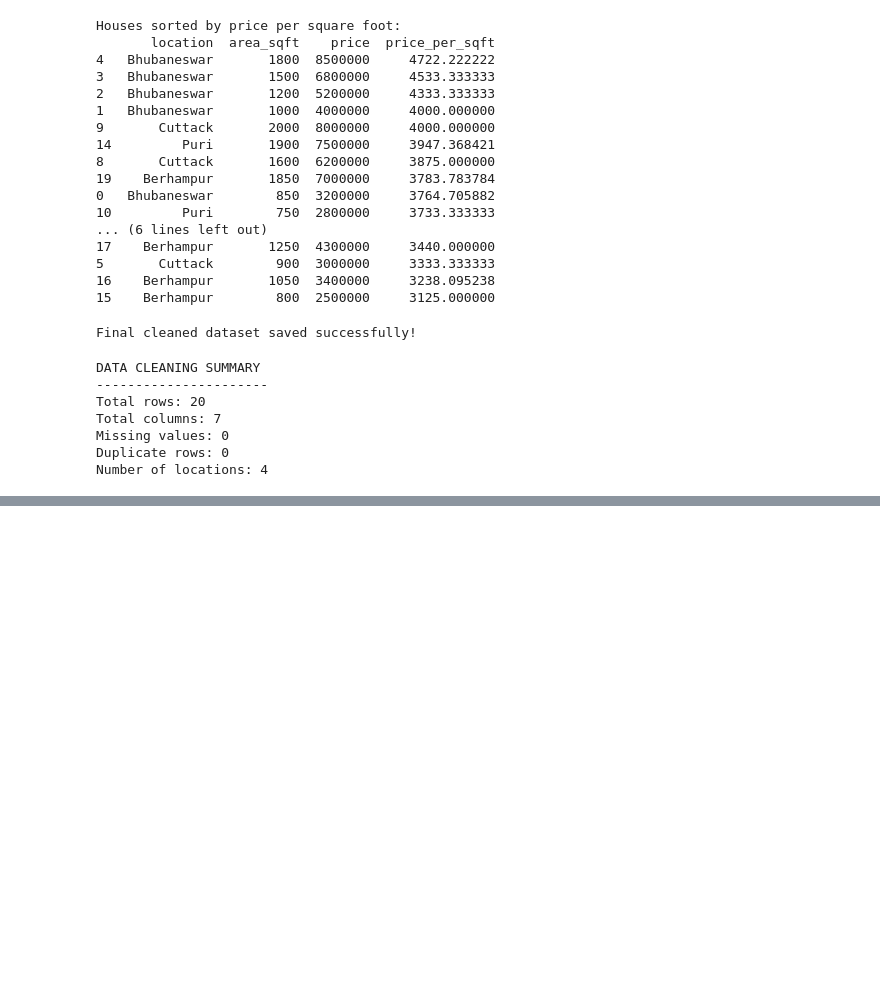
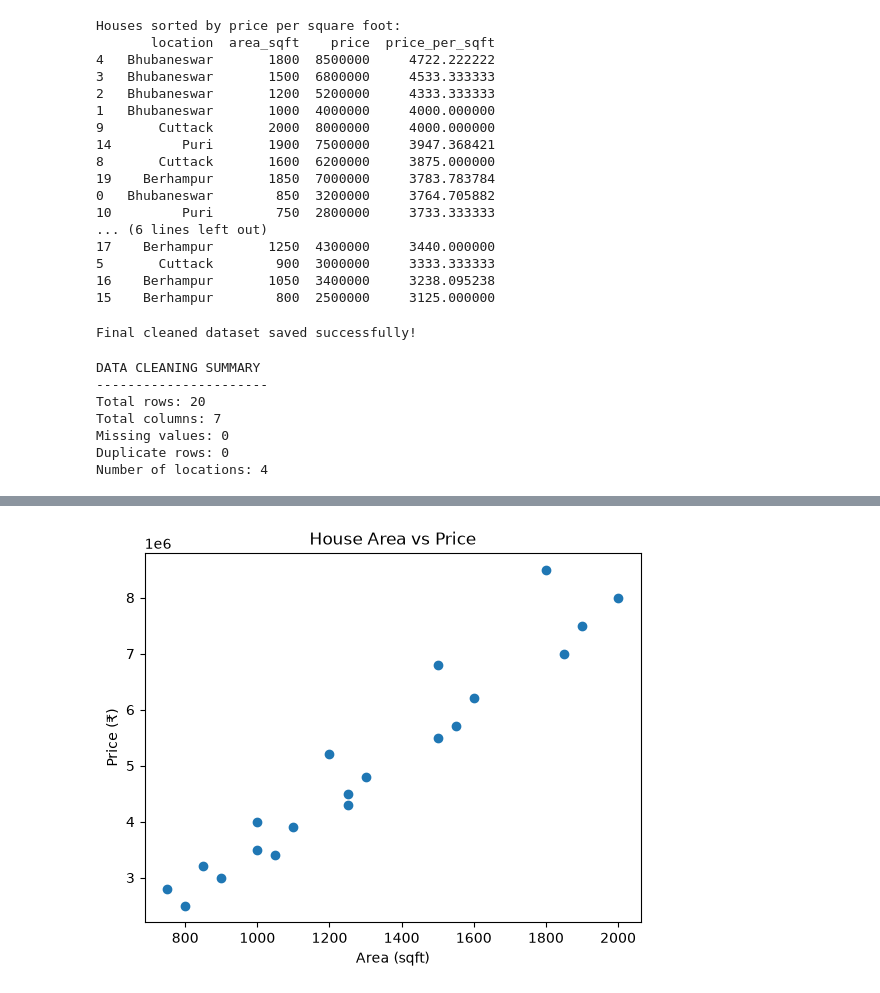
Before and after one commit to gyanaranjanj360-debug/Python-internship, a Jupyter notebook: notebook/house_price_analysis.ipynb, the cells around one changed output, grey strips where cells are left out. Saved outputs shown, nothing was run; the diff lists cells and outputs as text; code cells hidden in the pictures; blank space fills up the shorter version.

```diff
--- a/notebook/house_price_analysis.ipynb
+++ b/notebook/house_price_analysis.ipynb
@@ -287,0 +379,10 @@ Number of locations: 4
+# %%
+plt.scatter(df["area_sqft"], df["price"])
+
+plt.title("House Area vs Price")
+plt.xlabel("Area (sqft)")
+plt.ylabel("Price (₹)")
+
+plt.show()
+# %% [output]
+[figure, added]
```
Also changed, not shown: parts of 11 cells of this notebook.
